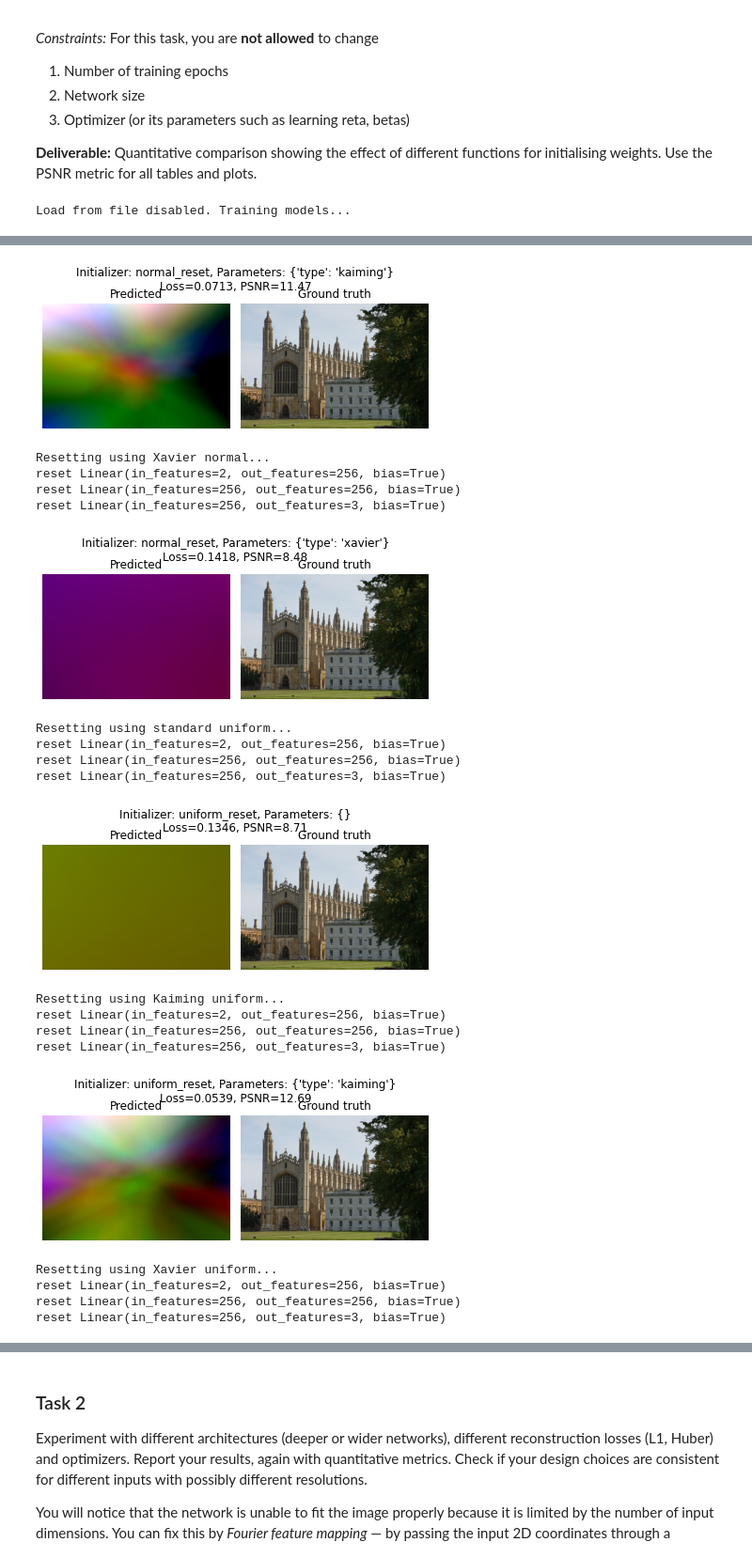
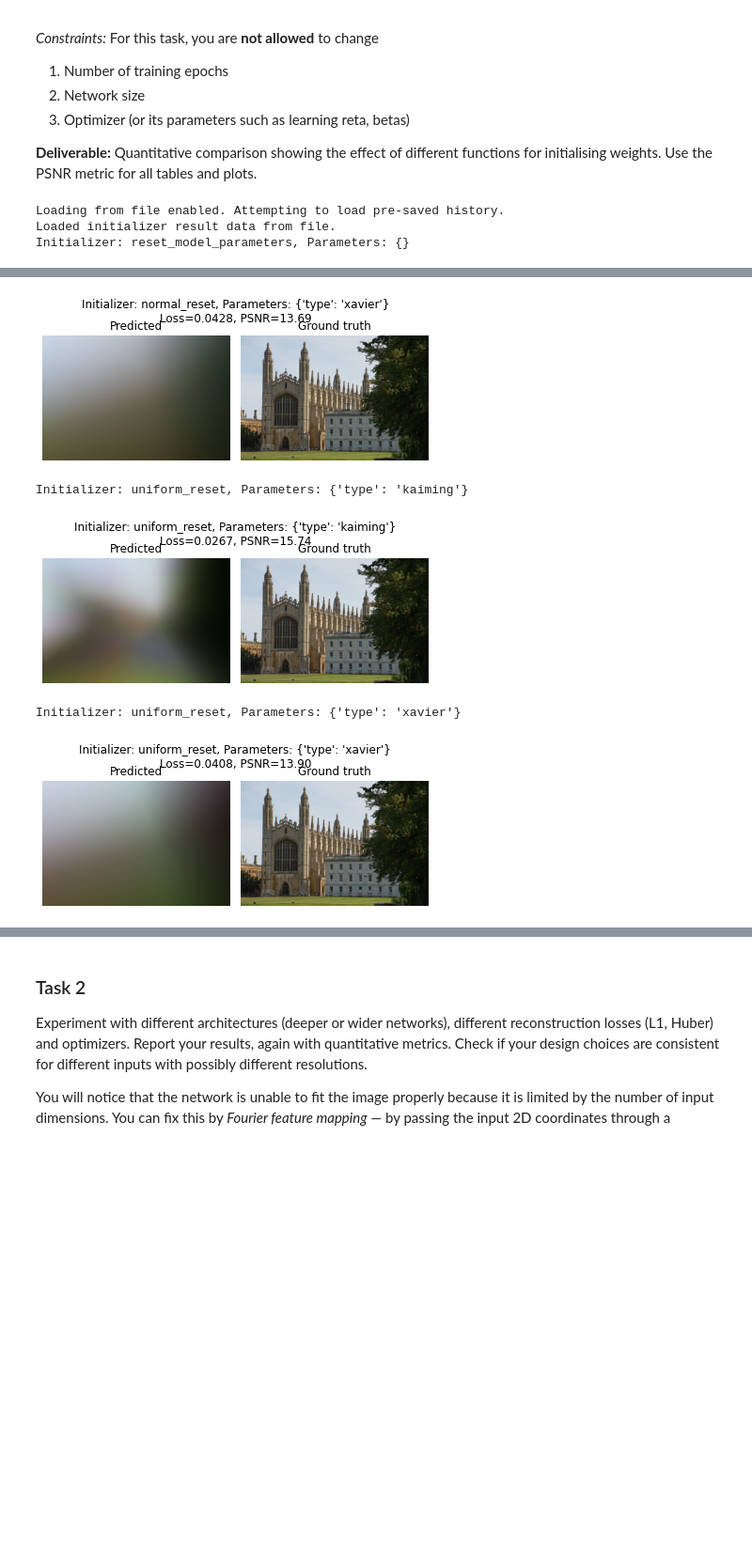
Before and after one commit to nyoma-diamond/L335_Exercise, a Jupyter notebook: implicit_neural_representation.ipynb, the cells around one changed output, grey strips where cells are left out. Shown at 94% size. Cells and saved outputs as stored; diff of their text form; code cells hidden in the pictures; blank space fills up the shorter version.

```diff
--- a/implicit_neural_representation.ipynb
+++ b/implicit_neural_representation.ipynb
@@ -219,17 +239,19 @@ def ones_reset(model, bias=False):
             print('reset',layer)
 # %%
 initializers = {
-    reset_model_parameters: [dict()],
+   reset_model_parameters: [dict()],
     normal_reset: [
-        dict(),
+        # dict(),
         dict(type='kaiming'),
-        dict(type='xavier')
+        dict(type='xavier'),
+        # dict(type='xavier', bias=True)
     ],
     uniform_reset: [
-        dict(),
+        # dict(),
         dict(type='kaiming'),
-        dict(type='xavier')
-    ]
+        dict(type='xavier'),
+        # dict(type='xavier', bias=True)
+    ],
     # zeros_reset: [dict()],
     # ones_reset: [dict()]
 }
@@ -243,27 +258,40 @@ opt = torch.optim.Adam(lr=lr, params=irn.parameters())
 # %%
-load_from_file = False
+irn = IRN().to(device)
+
+img, coord_grid = img.to(device), coord_grid.to(device)
+
+epochs = 400
+lr = 1e-4
+psnr_fn = torchmetrics.image.PeakSignalNoiseRatio(data_range=1).to(device)
+opt = torch.optim.Adam(lr=lr, params=irn.parameters())
+
+load_from_file = True
+
+init_results = {}
 
 load_successful = False
-
 if load_from_file:
     print('Loading from file enabled. Attempting to load pre-saved history.')
     try:
         init_results = dill.load(open(f'initializers_history.pkl', 'rb'))
+        load_successful = True
         print(f'Loaded initializer result data from file.')
         for init_fn_name, init_params_results in init_results.items():
-            for _, _, fig in init_params_results:
+            for init_kwargs, (_, fig) in init_params_results.items():
+                print(f'Initializer: {init_fn_name}, Parameters: {init_kwargs}')
                 display(fig)
-        load_successful = True
     except FileNotFoundError:
         print(f'Initializer result data not found. Training models...')
 else:
     print('Load from file disabled. Training models...')
 
 if not load_successful:
-    init_results = {k.__name__: [] for k in initializers.keys()}
+    for init_fn, init_params in initializers.items():
+        init_results[init_fn.__name__] = {}
 
-    for init_fn, init_params in initializers.items():
         for init_kwargs in init_params:
+            print(f'Initializer: {init_fn.__name__}, Parameters: {init_kwargs}')
+
             torch.seed()
             init_fn(irn, **init_kwargs)
 
@@ -300,10 +328,15 @@ if not load_successful:
 
                 plt.tight_layout()
 
-                init_results[init_fn.__name__].append((init_kwargs, history, fig))
+                init_results[init_fn.__name__][str(init_kwargs)] = (history, fig)
 
                 plt.show()
 
     dill.dump(init_results, open(f'initializers_history.pkl', 'wb'))
+
+if device == 'cuda':
+    free_memory([irn, opt]) # release memory
 # %% [output]
-Load from file disabled. Training models...
+Loading from file enabled. Attempting to load pre-saved history.
+Loaded initializer result data from file.
+Initializer: reset_model_parameters, Parameters: {}
@@ -320,20 +347,5 @@ reset Linear(in_features=256, out_features=3, bias=True)
-[figure, old version]
+[figure, new version]
-Resetting using Xavier normal...
-reset Linear(in_features=2, out_features=256, bias=True)
-reset Linear(in_features=256, out_features=256, bias=True)
-reset Linear(in_features=256, out_features=3, bias=True)
+Initializer: uniform_reset, Parameters: {'type': 'kaiming'}
-[figure, old version]
+[figure, new version]
-Resetting using standard uniform...
-reset Linear(in_features=2, out_features=256, bias=True)
-reset Linear(in_features=256, out_features=256, bias=True)
-reset Linear(in_features=256, out_features=3, bias=True)
+Initializer: uniform_reset, Parameters: {'type': 'xavier'}
-[figure, old version]
+[figure, new version]
-Resetting using Kaiming uniform...
-reset Linear(in_features=2, out_features=256, bias=True)
-reset Linear(in_features=256, out_features=256, bias=True)
-reset Linear(in_features=256, out_features=3, bias=True)
-[figure, removed]
-Resetting using Xavier uniform...
-reset Linear(in_features=2, out_features=256, bias=True)
-reset Linear(in_features=256, out_features=256, bias=True)
-reset Linear(in_features=256, out_features=3, bias=True)
```
Also changed, not shown: parts of 10 cells of this notebook.
